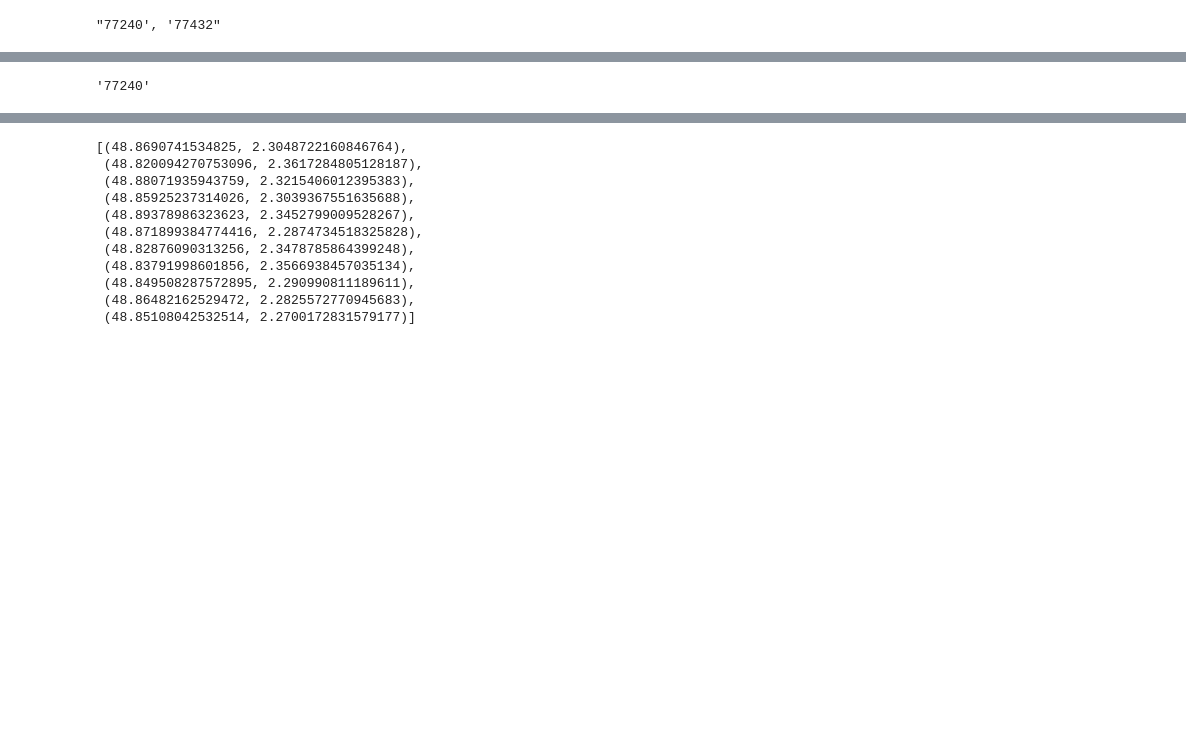
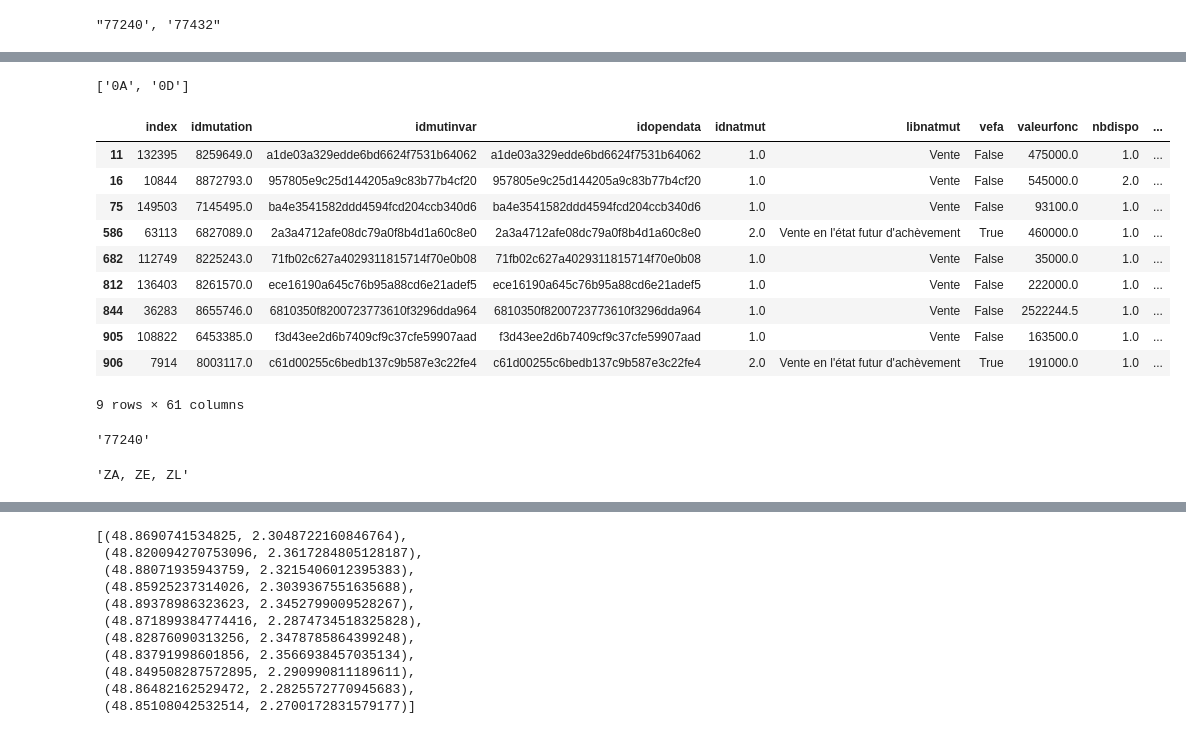
Before and after one commit to Juliette-De/the-right-price, a Jupyter notebook: Untitled.ipynb, the cells around one changed output, grey strips where cells are left out. Cells and saved outputs as stored; diff of their text form; code cells hidden in the pictures; blank space fills up the shorter version.

```diff
--- a/Untitled.ipynb
+++ b/Untitled.ipynb
@@ -157,3 +171,22 @@ IDF_sample[IDF_sample['l_codinsee'].apply(lambda x: INSEE in re.findall(r'[0-9]+
+# %%
+re.findall(r'[0-9A-Z]+', "['0A', '0D']")
+# %% [output]
+['0A', '0D']
+# %%
+code = 'BK'
+IDF_sample[IDF_sample['l_section'].apply(lambda x: str(code) in re.findall(r'[0-9-A-Z]+', x))]
+# %% [output]
+|  | index | idmutation | idmutinvar | idopendata | idnatmut | libnatmut | vefa | valeurfonc | nbdispo | ... |
+| 11 | 132395 | 8259649.0 | a1de03a329edde6bd6624f7531b64062 | a1de03a329edde6bd6624f7531b64062 | 1.0 | Vente | False | 475000.0 | 1.0 | ... |
+| 16 | 10844 | 8872793.0 | 957805e9c25d144205a9c83b77b4cf20 | 957805e9c25d144205a9c83b77b4cf20 | 1.0 | Vente | False | 545000.0 | 2.0 | ... |
+| 75 | 149503 | 7145495.0 | ba4e3541582ddd4594fcd204ccb340d6 | ba4e3541582ddd4594fcd204ccb340d6 | 1.0 | Vente | False | 93100.0 | 1.0 | ... |
+| 586 | 63113 | 6827089.0 | 2a3a4712afe08dc79a0f8b4d1a60c8e0 | 2a3a4712afe08dc79a0f8b4d1a60c8e0 | 2.0 | Vente en l'état futur d'achèvement | True | 460000.0 | 1.0 | ... |
+| 682 | 112749 | 8225243.0 | 71fb02c627a4029311815714f70e0b08 | 71fb02c627a4029311815714f70e0b08 | 1.0 | Vente | False | 35000.0 | 1.0 | ... |
+| 812 | 136403 | 8261570.0 | ece16190a645c76b95a88cd6e21adef5 | ece16190a645c76b95a88cd6e21adef5 | 1.0 | Vente | False | 222000.0 | 1.0 | ... |
+| 844 | 36283 | 8655746.0 | 6810350f8200723773610f3296dda964 | 6810350f8200723773610f3296dda964 | 1.0 | Vente | False | 2522244.5 | 1.0 | ... |
+| 905 | 108822 | 6453385.0 | f3d43ee2d6b7409cf9c37cfe59907aad | f3d43ee2d6b7409cf9c37cfe59907aad | 1.0 | Vente | False | 163500.0 | 1.0 | ... |
+| 906 | 7914 | 8003117.0 | c61d00255c6bedb137c9b587e3c22fe4 | c61d00255c6bedb137c9b587e3c22fe4 | 2.0 | Vente en l'état futur d'achèvement | True | 191000.0 | 1.0 | ... |
+9 rows × 61 columns
 # %%
 re.findall(r'[0-9]+', IDF_sample[IDF_sample['nbcomm'] > 1]['l_codinsee'].apply(lambda x: x.replace("['", "").replace("']", "")).values[0])
 # %% [output]
@@ -196,4 +237,8 @@ def to_map(dept=None, insee=None):
     map.fit_bounds([sw, ne])
 
     return map
+# %%
+', '.join(re.findall(r'[0-9A-Z]+', IDF_sample[IDF_sample['nbsection'] > 1]['l_section'][385]))
+# %% [output]
+'ZA, ZE, ZL'
 # %%
```
Also changed, not shown: parts of 8 cells of this notebook.
